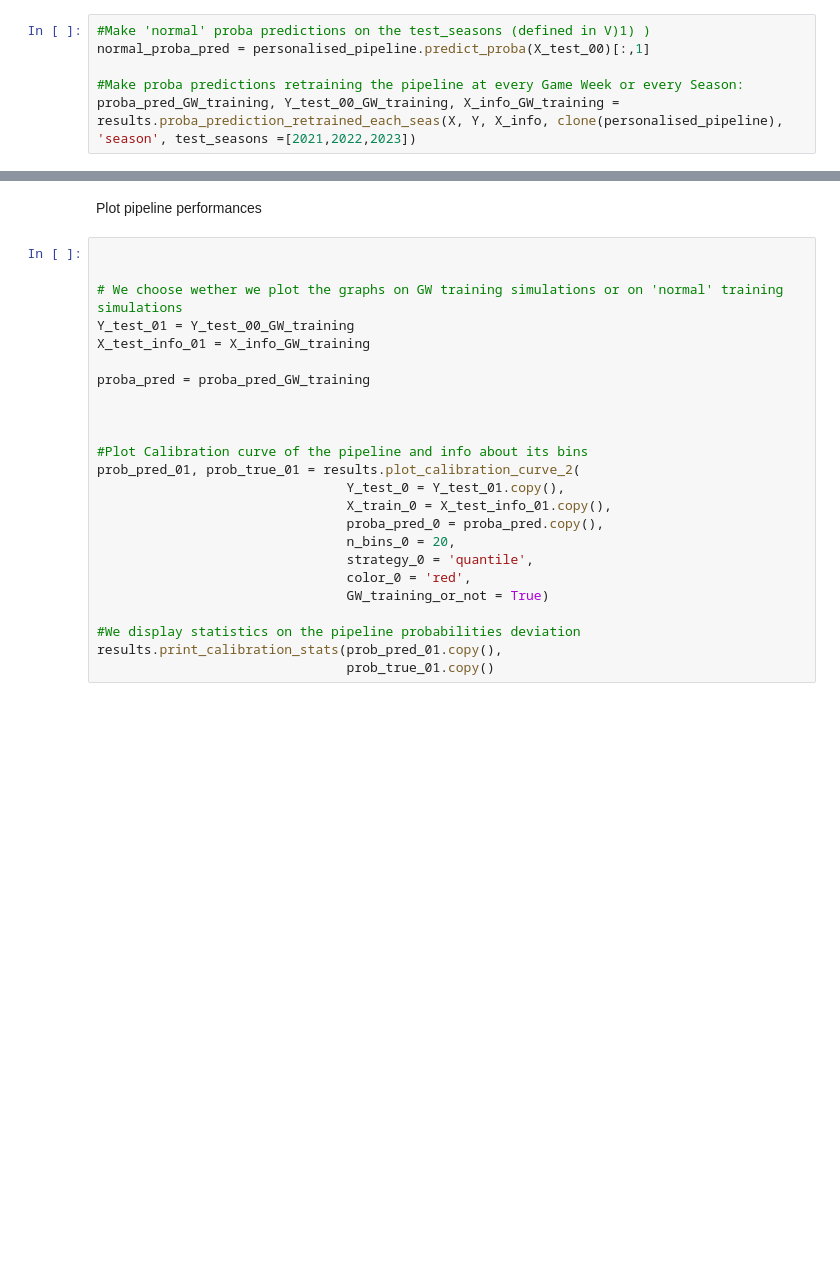
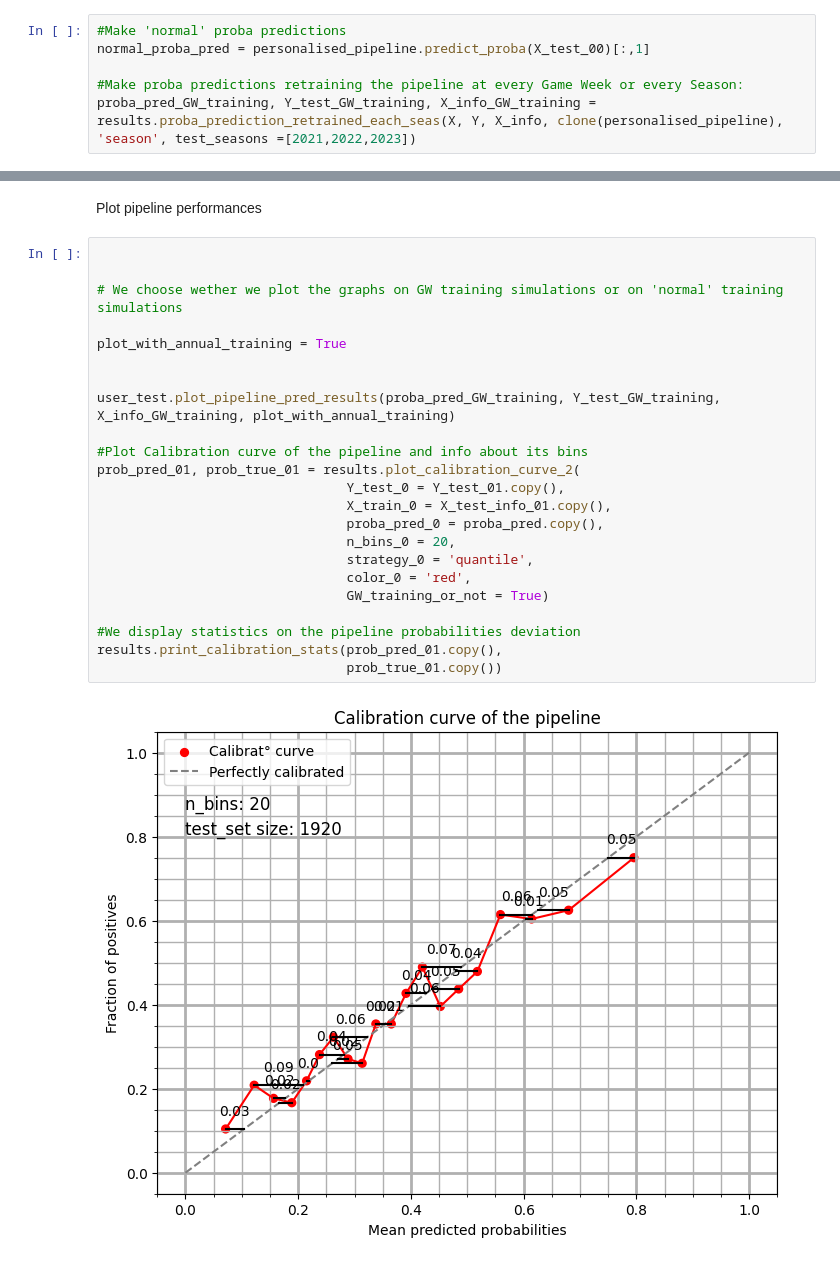
Before and after one commit to luc-polo/Football-probabilities-prediciton, a Jupyter notebook: notebooks/user_test.ipynb, the cells around one changed output, grey strips where cells are left out. Saved outputs shown, nothing was run; the diff lists cells and outputs as text; blank space fills up the shorter version.

```diff
--- a/notebooks/user_test.ipynb
+++ b/notebooks/user_test.ipynb
@@ -107,8 +111,8 @@ Pipeline(steps=[('scaler', StandardScaler()),
 # %% [markdown]
 Perform pipeline prediction on test set
 # %%
-#Make 'normal' proba predictions on the test_seasons (defined in V)1) )
+#Make 'normal' proba predictions
 normal_proba_pred = personalised_pipeline.predict_proba(X_test_00)[:,1]
 
 #Make proba predictions retraining the pipeline at every Game Week or every Season:
-proba_pred_GW_training, Y_test_00_GW_training, X_info_GW_training = results.proba_prediction_retrained_each_seas(X, Y, X_info, clone(personalised_pipeline), 'season', test_seasons =[2021,2022,2023])
+proba_pred_GW_training, Y_test_GW_training, X_info_GW_training = results.proba_prediction_retrained_each_seas(X, Y, X_info, clone(personalised_pipeline), 'season', test_seasons =[2021,2022,2023])
@@ -121,24 +123,25 @@ Plot pipeline performances
 # %%
 
 
 # We choose wether we plot the graphs on GW training simulations or on 'normal' training simulations
-Y_test_01 = Y_test_00_GW_training
-X_test_info_01 = X_info_GW_training
 
-proba_pred = proba_pred_GW_training
+plot_with_annual_training = True
 
 
+user_test.plot_pipeline_pred_results(proba_pred_GW_training, Y_test_GW_training, X_info_GW_training, plot_with_annual_training)
 
 #Plot Calibration curve of the pipeline and info about its bins
 prob_pred_01, prob_true_01 = results.plot_calibration_curve_2(
                                 Y_test_0 = Y_test_01.copy(),
                                 X_train_0 = X_test_info_01.copy(),
                                 proba_pred_0 = proba_pred.copy(),
                                 n_bins_0 = 20,
                                 strategy_0 = 'quantile',
                                 color_0 = 'red',
                                 GW_training_or_not = True)
 
 #We display statistics on the pipeline probabilities deviation
 results.print_calibration_stats(prob_pred_01.copy(),
-                                prob_true_01.copy()
+                                prob_true_01.copy())
+# %% [output]
+[figure, added]
```
Also changed, not shown: parts of 5 cells of this notebook, 1 other file.
